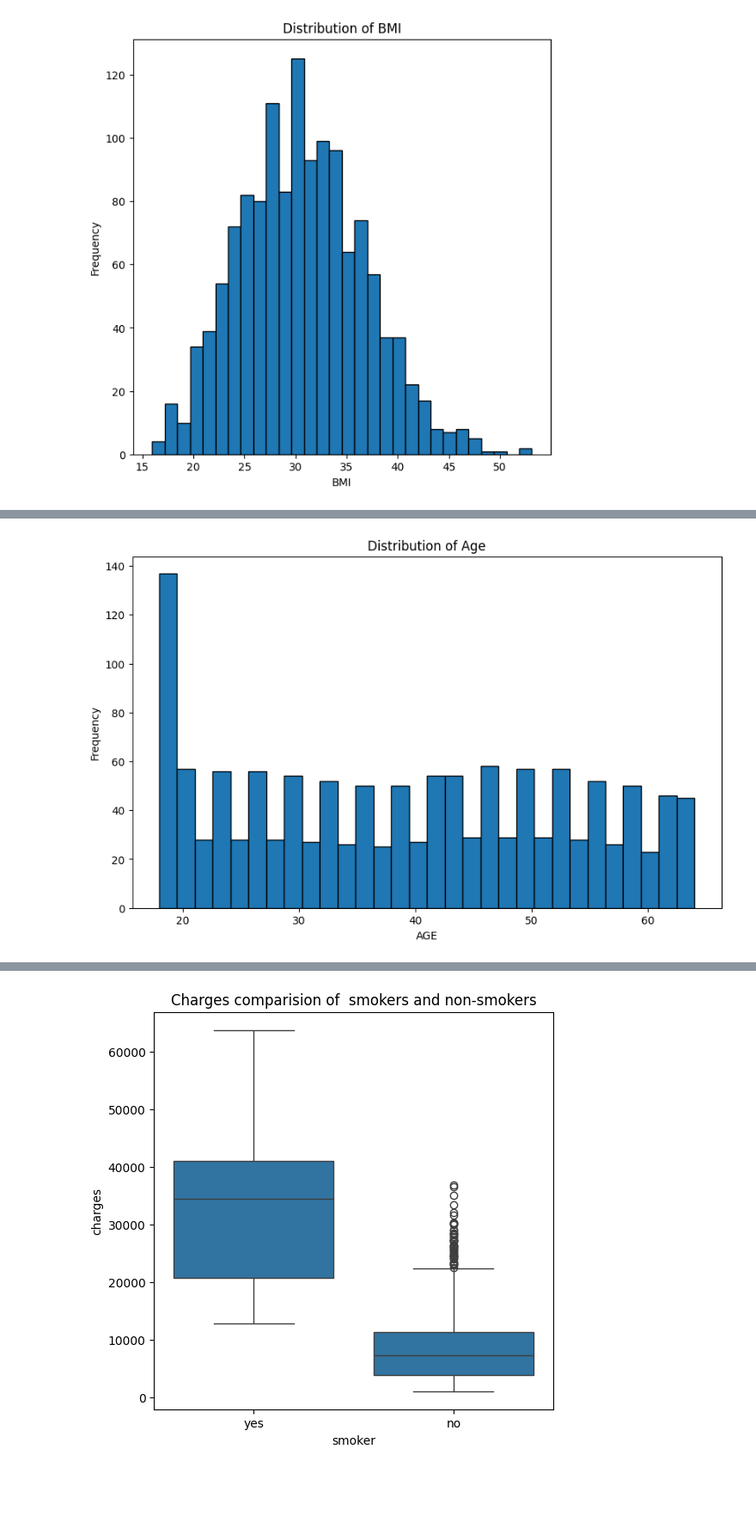
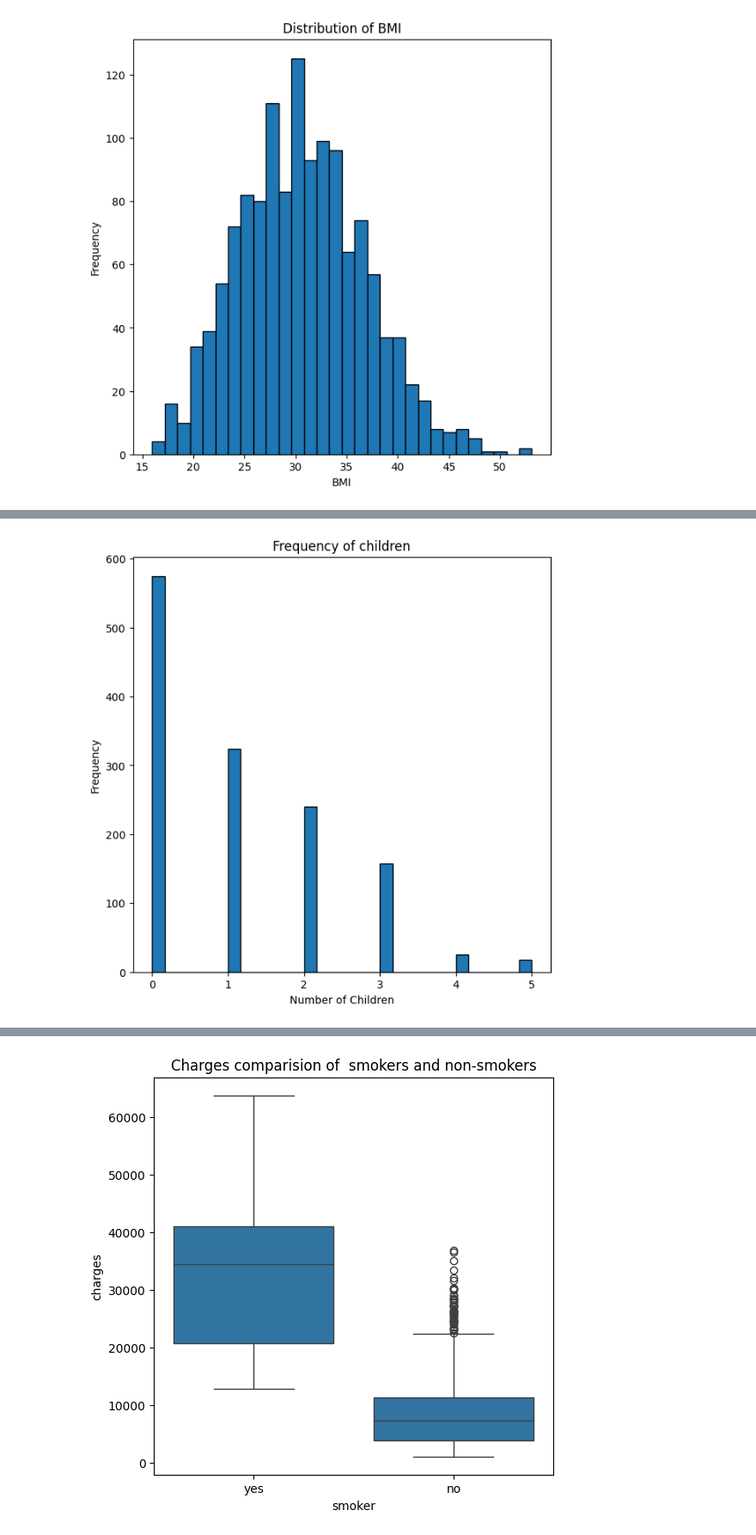
Before and after one commit to Rohan120805/DAVProject, a Jupyter notebook: code.ipynb, the cells around one changed output, grey strips where cells are left out. Shown at 86% size. Saved outputs shown, nothing was run; the diff lists cells and outputs as text; code cells hidden in the pictures; blank space fills up the shorter version.

Commit message:
created new graphs and modified existing graphs

```diff
--- a/code.ipynb
+++ b/code.ipynb
@@ -32,8 +49,8 @@ plt.show()
 # %%
-plt.figure(figsize=(10, 6))
-df['age'].plot(kind='hist', bins=30, edgecolor='black')
-plt.xlabel('AGE')
-plt.title('Distribution of Age')
+plt.figure(figsize=(7, 7))
+df['children'].plot(kind='hist', bins=30, edgecolor='black')
+plt.xlabel('Number of Children')
+plt.title('Frequency of children')
 plt.show()
 # %% [output]
-[figure, old version]
+[figure, new version]
```
Also changed, not shown: parts of 10 cells of this notebook, 2 other files.
